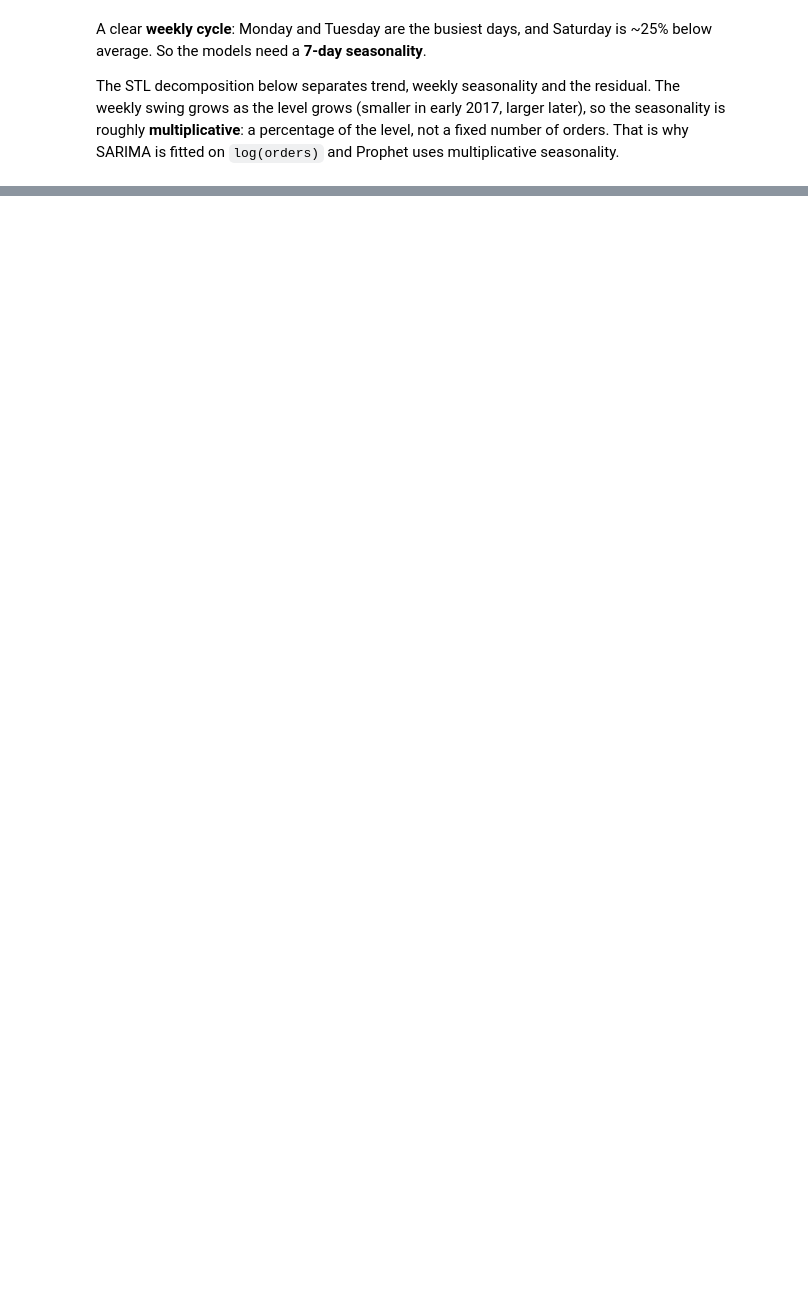
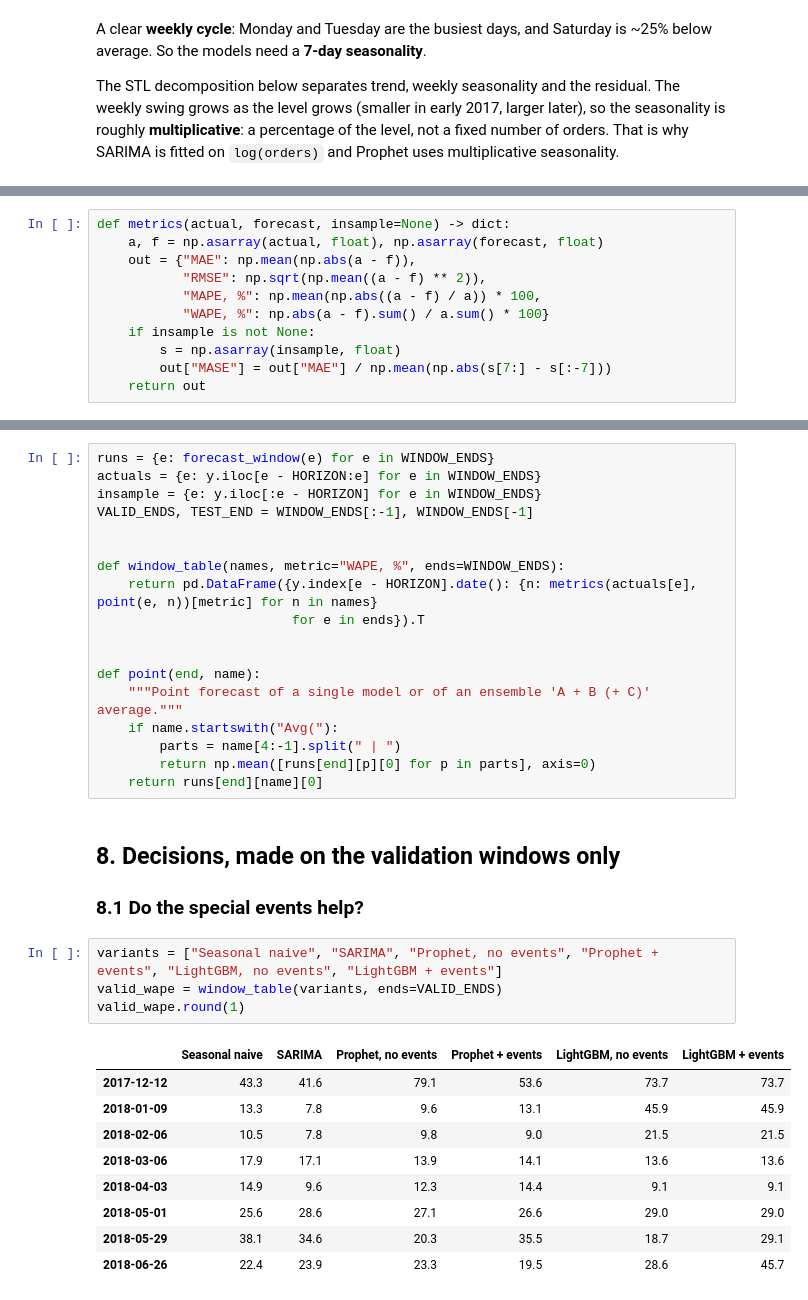
Before and after one commit to emiliaismailova3/sales-demand-forecasting, a Jupyter notebook: notebooks/forecasting.ipynb, the cells around one changed output, grey strips where cells are left out. Cells and saved outputs as stored; diff of their text form; blank space fills up the shorter version.

```diff
--- a/notebooks/forecasting.ipynb
+++ b/notebooks/forecasting.ipynb
@@ -652,0 +316,11 @@ fig.tight_layout(); fig.savefig(FIG_DIR / "08_backtest.png", dpi=150); plt.show(
+# %%
+def metrics(actual, forecast, insample=None) -> dict:
+    a, f = np.asarray(actual, float), np.asarray(forecast, float)
+    out = {"MAE": np.mean(np.abs(a - f)),
+           "RMSE": np.sqrt(np.mean((a - f) ** 2)),
+           "MAPE, %": np.mean(np.abs((a - f) / a)) * 100,
+           "WAPE, %": np.abs(a - f).sum() / a.sum() * 100}
+    if insample is not None:
+        s = np.asarray(insample, float)
+        out["MASE"] = out["MAE"] / np.mean(np.abs(s[7:] - s[:-7]))
+    return out
@@ -652,0 +490,35 @@ fig.tight_layout(); fig.savefig(FIG_DIR / "08_backtest.png", dpi=150); plt.show(
+# %%
+runs = {e: forecast_window(e) for e in WINDOW_ENDS}
+actuals = {e: y.iloc[e - HORIZON:e] for e in WINDOW_ENDS}
+insample = {e: y.iloc[:e - HORIZON] for e in WINDOW_ENDS}
+VALID_ENDS, TEST_END = WINDOW_ENDS[:-1], WINDOW_ENDS[-1]
+
+
+def window_table(names, metric="WAPE, %", ends=WINDOW_ENDS):
+    return pd.DataFrame({y.index[e - HORIZON].date(): {n: metrics(actuals[e], point(e, n))[metric] for n in names}
+                         for e in ends}).T
+
+
+def point(end, name):
+    """Point forecast of a single model or of an ensemble 'A + B (+ C)' average."""
+    if name.startswith("Avg("):
+        parts = name[4:-1].split(" | ")
+        return np.mean([runs[end][p][0] for p in parts], axis=0)
+    return runs[end][name][0]
+# %% [markdown]
+## 8. Decisions, made on the validation windows only
+### 8.1 Do the special events help?
+# %%
+variants = ["Seasonal naive", "SARIMA", "Prophet, no events", "Prophet + events", "LightGBM, no events", "LightGBM + events"]
+valid_wape = window_table(variants, ends=VALID_ENDS)
+valid_wape.round(1)
+# %% [output]
+|  | Seasonal naive | SARIMA | Prophet, no events | Prophet + events | LightGBM, no events | LightGBM + events |
+| 2017-12-12 | 43.3 | 41.6 | 79.1 | 53.6 | 73.7 | 73.7 |
+| 2018-01-09 | 13.3 | 7.8 | 9.6 | 13.1 | 45.9 | 45.9 |
+| 2018-02-06 | 10.5 | 7.8 | 9.8 | 9.0 | 21.5 | 21.5 |
+| 2018-03-06 | 17.9 | 17.1 | 13.9 | 14.1 | 13.6 | 13.6 |
+| 2018-04-03 | 14.9 | 9.6 | 12.3 | 14.4 | 9.1 | 9.1 |
+| 2018-05-01 | 25.6 | 28.6 | 27.1 | 26.6 | 29.0 | 29.0 |
+| 2018-05-29 | 38.1 | 34.6 | 20.3 | 35.5 | 18.7 | 29.1 |
+| 2018-06-26 | 22.4 | 23.9 | 23.3 | 19.5 | 28.6 | 45.7 |
```
Also changed, not shown: parts of 64 cells of this notebook, 18 other files.
